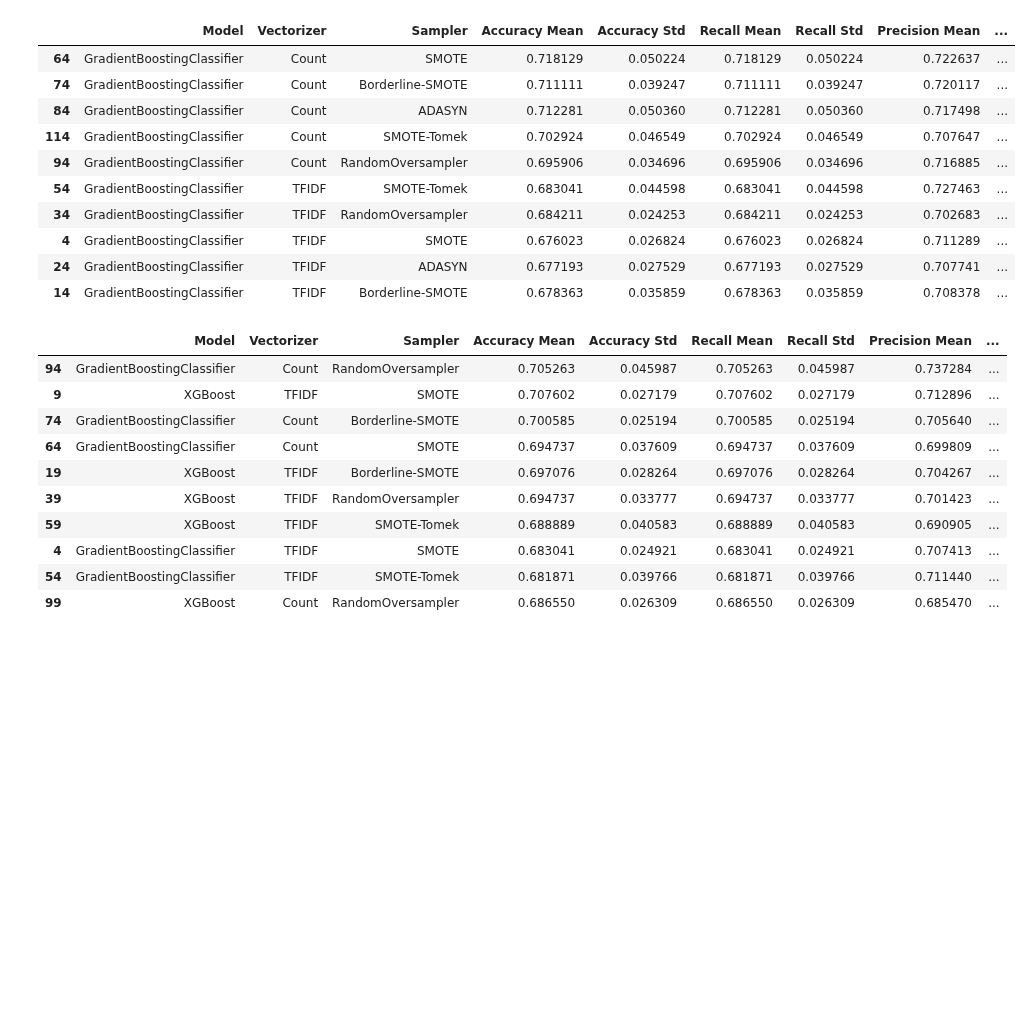
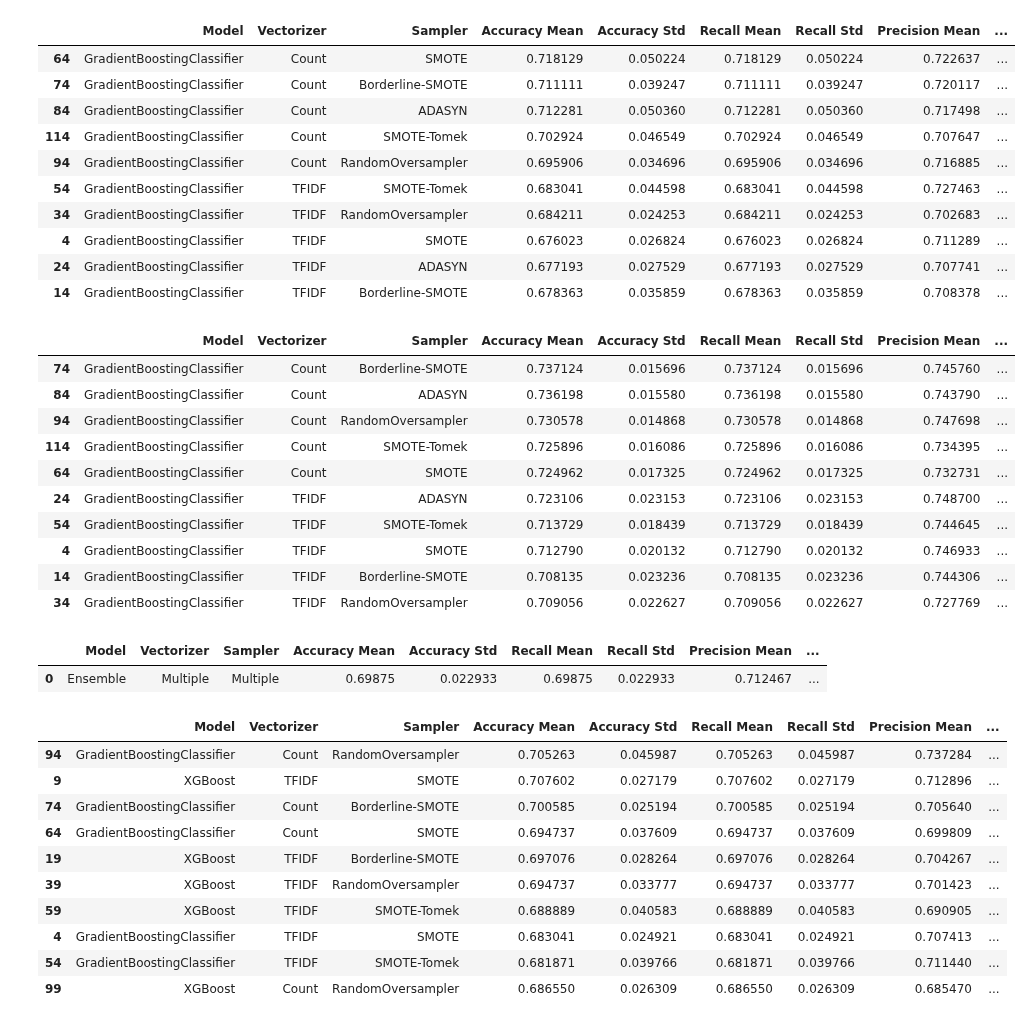
Before and after one commit to stef4k/train-maintenance-data-mining, a Jupyter notebook: text_classification.ipynb, the cells around one changed output. Drawn from its saved outputs; the diff is of its cells as text; code cells hidden in the pictures; blank space fills up the shorter version.

```diff
--- a/text_classification.ipynb
+++ b/text_classification.ipynb
@@ -279,11 +279,10 @@ class Experiment:
     def test(self, model, model_name, vectorizer, vectorizer_name, sampler, sampler_name):
         skf = StratifiedKFold(n_splits=5, shuffle=True, random_state=1)
         accuracies, recalls, precisions, f1s = [], [], [], []
-        X, y = self.X_train, self.y_train
 
-        for train_index, test_index in skf.split(X, y):
-            X_train, X_test = X[train_index], X[test_index]
-            y_train, y_test = y[train_index], y[test_index]
+        for train_index, test_index in skf.split(self.X, self.y):
+            X_train, X_test = self.X.iloc[train_index], self.X.iloc[test_index]
+            y_train, y_test = self.y[train_index], self.y[test_index]
             X_train = vectorizer.fit_transform(X_train).toarray()
             X_test = vectorizer.transform(X_test).toarray()
             X_resampled, y_resampled = sampler.fit_resample(X_train, y_train)
@@ -477,3 +476,23 @@ results.sort_values(by=['F1 Mean', "F1 Std"], ascending=False).head(10)
 | 4 | GradientBoostingClassifier | TFIDF | SMOTE | 0.676023 | 0.026824 | 0.676023 | 0.026824 | 0.711289 | ... |
 | 24 | GradientBoostingClassifier | TFIDF | ADASYN | 0.677193 | 0.027529 | 0.677193 | 0.027529 | 0.707741 | ... |
 | 14 | GradientBoostingClassifier | TFIDF | Borderline-SMOTE | 0.678363 | 0.035859 | 0.678363 | 0.035859 | 0.708378 | ... |
+# %%
+df['events_sequence'] = df['events_sequence'].apply(lambda x: ' '.join([str(i) for i in ast.literal_eval(x)]))
+# %%
+X, y = duplicate_minor_classes(df['events_sequence'], df.incident_type)
+exp = Experiment(X, y)
+results = exp.training()
+# %%
+results.sort_values(by=['F1 Mean', "F1 Std"], ascending=False).head(10)
+# %% [output]
+|  | Model | Vectorizer | Sampler | Accuracy Mean | Accuracy Std | Recall Mean | Recall Std | Precision Mean | ... |
+| 74 | GradientBoostingClassifier | Count | Borderline-SMOTE | 0.737124 | 0.015696 | 0.737124 | 0.015696 | 0.745760 | ... |
+| 84 | GradientBoostingClassifier | Count | ADASYN | 0.736198 | 0.015580 | 0.736198 | 0.015580 | 0.743790 | ... |
+| 94 | GradientBoostingClassifier | Count | RandomOversampler | 0.730578 | 0.014868 | 0.730578 | 0.014868 | 0.747698 | ... |
+| 114 | GradientBoostingClassifier | Count | SMOTE-Tomek | 0.725896 | 0.016086 | 0.725896 | 0.016086 | 0.734395 | ... |
+| 64 | GradientBoostingClassifier | Count | SMOTE | 0.724962 | 0.017325 | 0.724962 | 0.017325 | 0.732731 | ... |
+| 24 | GradientBoostingClassifier | TFIDF | ADASYN | 0.723106 | 0.023153 | 0.723106 | 0.023153 | 0.748700 | ... |
+| 54 | GradientBoostingClassifier | TFIDF | SMOTE-Tomek | 0.713729 | 0.018439 | 0.713729 | 0.018439 | 0.744645 | ... |
+| 4 | GradientBoostingClassifier | TFIDF | SMOTE | 0.712790 | 0.020132 | 0.712790 | 0.020132 | 0.746933 | ... |
+| 14 | GradientBoostingClassifier | TFIDF | Borderline-SMOTE | 0.708135 | 0.023236 | 0.708135 | 0.023236 | 0.744306 | ... |
+| 34 | GradientBoostingClassifier | TFIDF | RandomOversampler | 0.709056 | 0.022627 | 0.709056 | 0.022627 | 0.727769 | ... |
@@ -480,3 +502,8 @@ results.sort_values(by=['F1 Mean', "F1 Std"], ascending=False).head(10)
+# %%
+ensemble_results
+# %% [output]
+|  | Model | Vectorizer | Sampler | Accuracy Mean | Accuracy Std | Recall Mean | Recall Std | Precision Mean | ... |
+| 0 | Ensemble | Multiple | Multiple | 0.69875 | 0.022933 | 0.69875 | 0.022933 | 0.712467 | ... |
 # %%
 X, y = Representations(df).representation_a(df)
 temp = pd.concat([X, y], axis=1)
```
Also changed, not shown: parts of 3 cells of this notebook.
